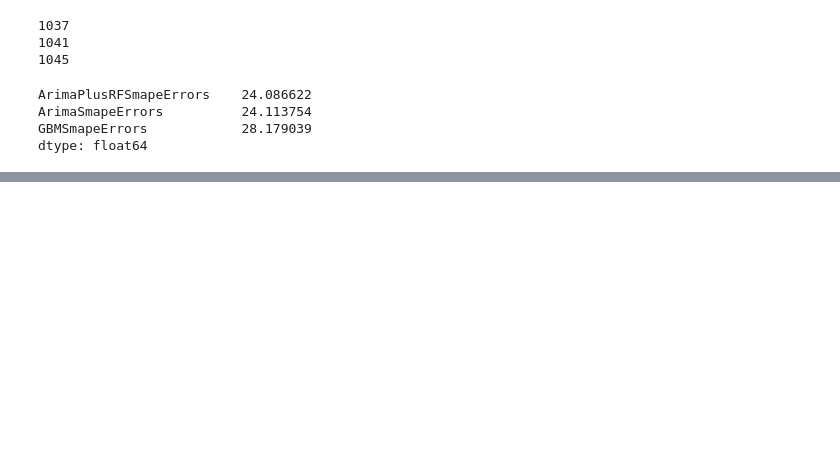
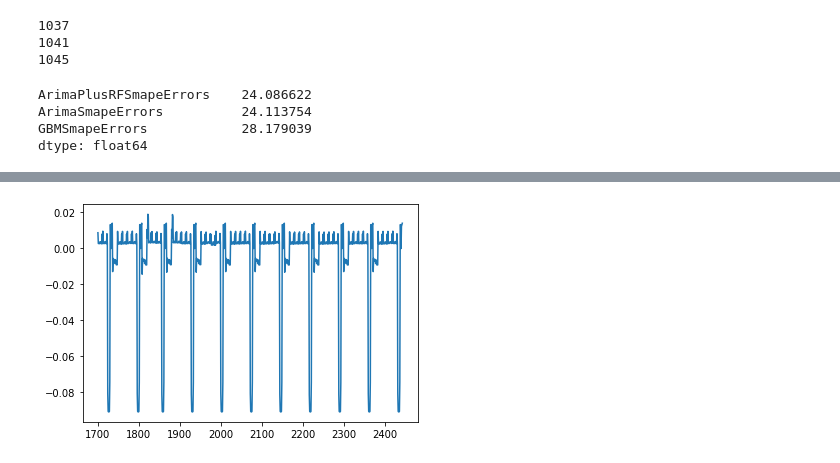
Before and after one commit to mocohen/Capstone-Project-1, a Jupyter notebook: Random_Forest_On_SARIMA.ipynb, the cells around one changed output, grey strips where cells are left out. Drawn from its saved outputs; the diff is of its cells as text; code cells hidden in the pictures; blank space fills up the shorter version.

Commit message:
RF on arima 1block averaged data

```diff
--- a/Random_Forest_On_SARIMA.ipynb
+++ b/Random_Forest_On_SARIMA.ipynb
@@ -364,0 +496,10 @@ dtype: float64
+# %%
+print('Starting training...')
+# train
+gbm_rf = lgb.train(params,
+                rf_train,
+                valid_sets=rf_test)
+
+print('Saving model...')
+# save model to file
+gbm_rf.save_model('sarima3_rf_model.txt')
@@ -364,0 +526,17 @@ dtype: float64
+# %%
+y_pred = gbm_rf.predict(merged[rf_columns], num_iteration=gbm_rf.best_iteration)
+# %%
+merged['RF_results'] = y_pred
+merged['SARIMA_Plus_RF'] = merged['RF_results'] + merged['SARIMA_Preds']
+# %%
+block = 1001
+
+mask = (merged['SourceElementKey'] == block) & (merged['OccupancyDateTime'] > (test_date))
+curr = merged[mask]
+# %%
+plt.figure()
+plt.plot(curr.RF_results)
+#plt.plot(curr.Residuals_pct_occupied_sarima)
+plt.show()
+# %% [output]
+[figure, added]
```
Also changed, not shown: parts of 20 cells of this notebook, 1 other file.
